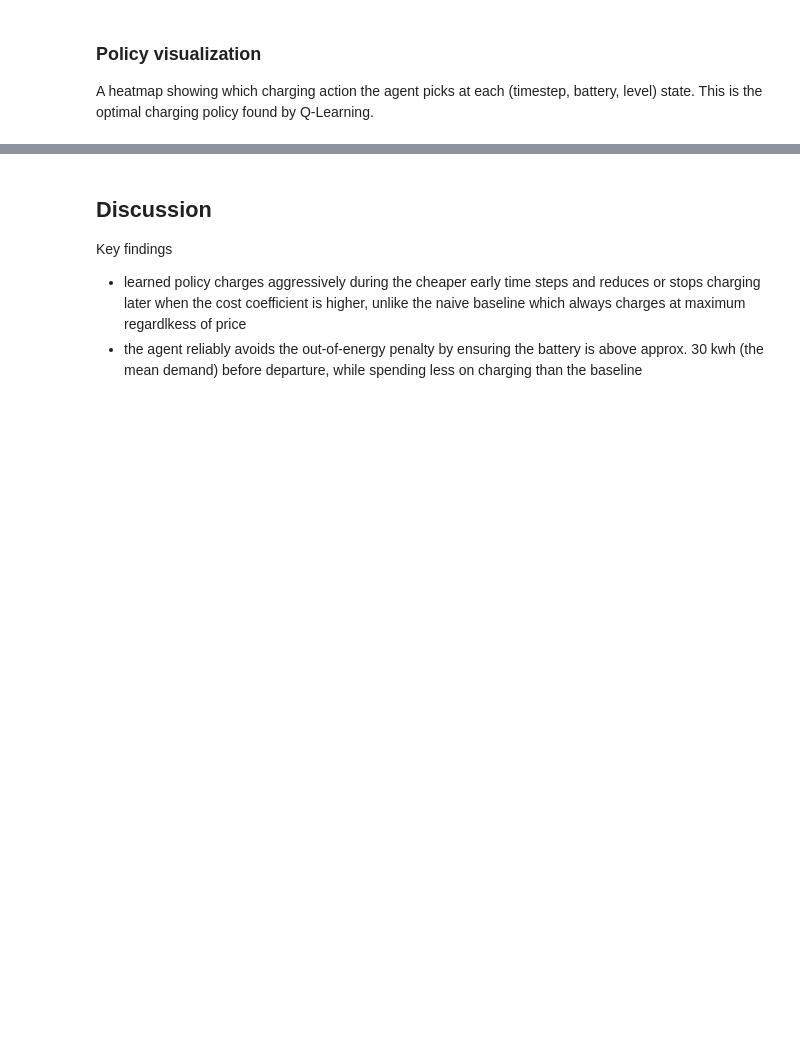
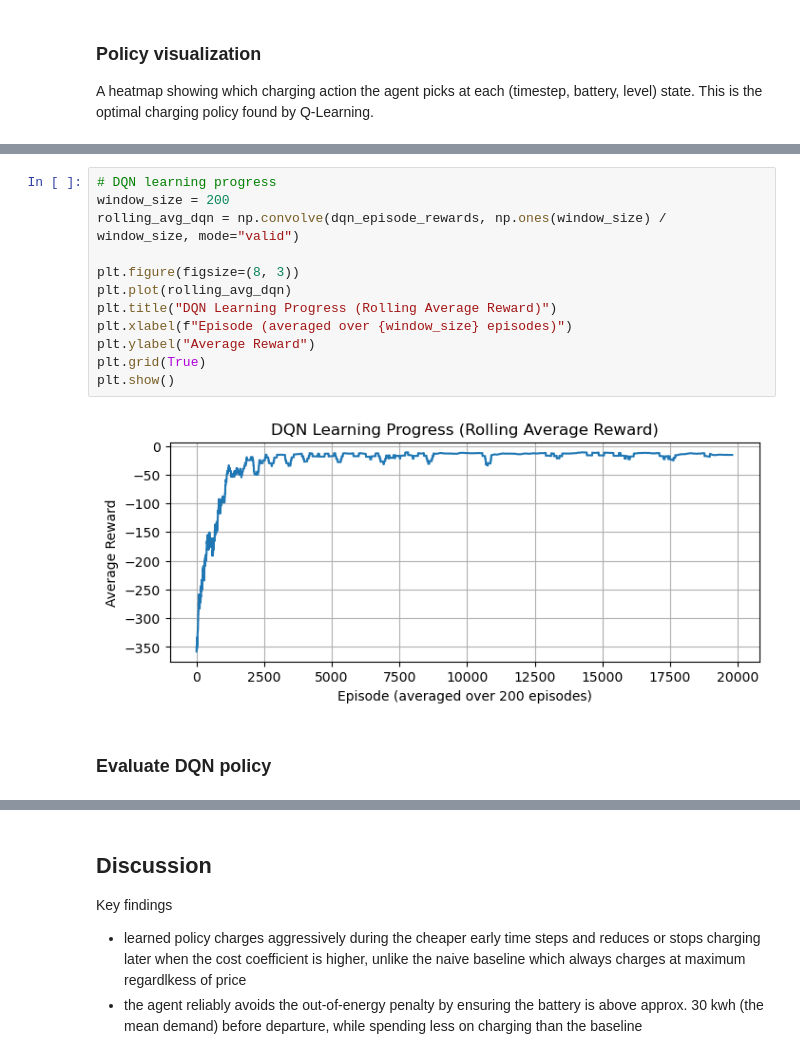
Before and after one commit to angfe/Group-3-AAA, a Jupyter notebook: notebooks/04_01_smart_charging_reinforcement_learning.ipynb, the cells around one changed output, grey strips where cells are left out. Drawn from its saved outputs; the diff is of its cells as text; blank space fills up the shorter version.

Commit message:
updated reinforcement learning

```diff
--- a/notebooks/04_01_smart_charging_reinforcement_learning.ipynb
+++ b/notebooks/04_01_smart_charging_reinforcement_learning.ipynb
@@ -329,0 +543,16 @@ plt.show()
+# %%
+# DQN learning progress
+window_size = 200
+rolling_avg_dqn = np.convolve(dqn_episode_rewards, np.ones(window_size) / window_size, mode="valid")
+
+plt.figure(figsize=(8, 3))
+plt.plot(rolling_avg_dqn)
+plt.title("DQN Learning Progress (Rolling Average Reward)")
+plt.xlabel(f"Episode (averaged over {window_size} episodes)")
+plt.ylabel("Average Reward")
+plt.grid(True)
+plt.show()
+# %% [output]
+[figure, added]
+# %% [markdown]
+### Evaluate DQN policy
```
Also changed, not shown: parts of 26 cells of this notebook.
